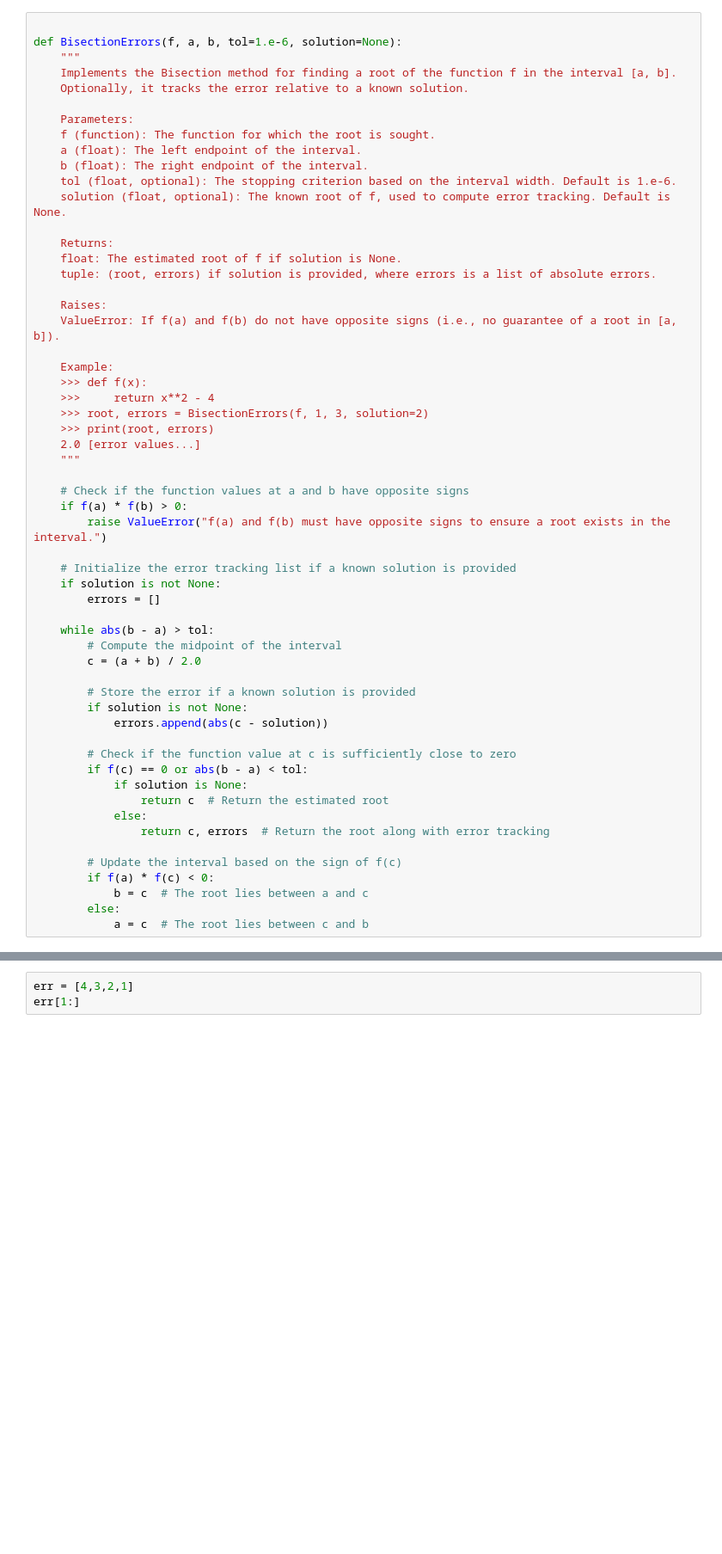
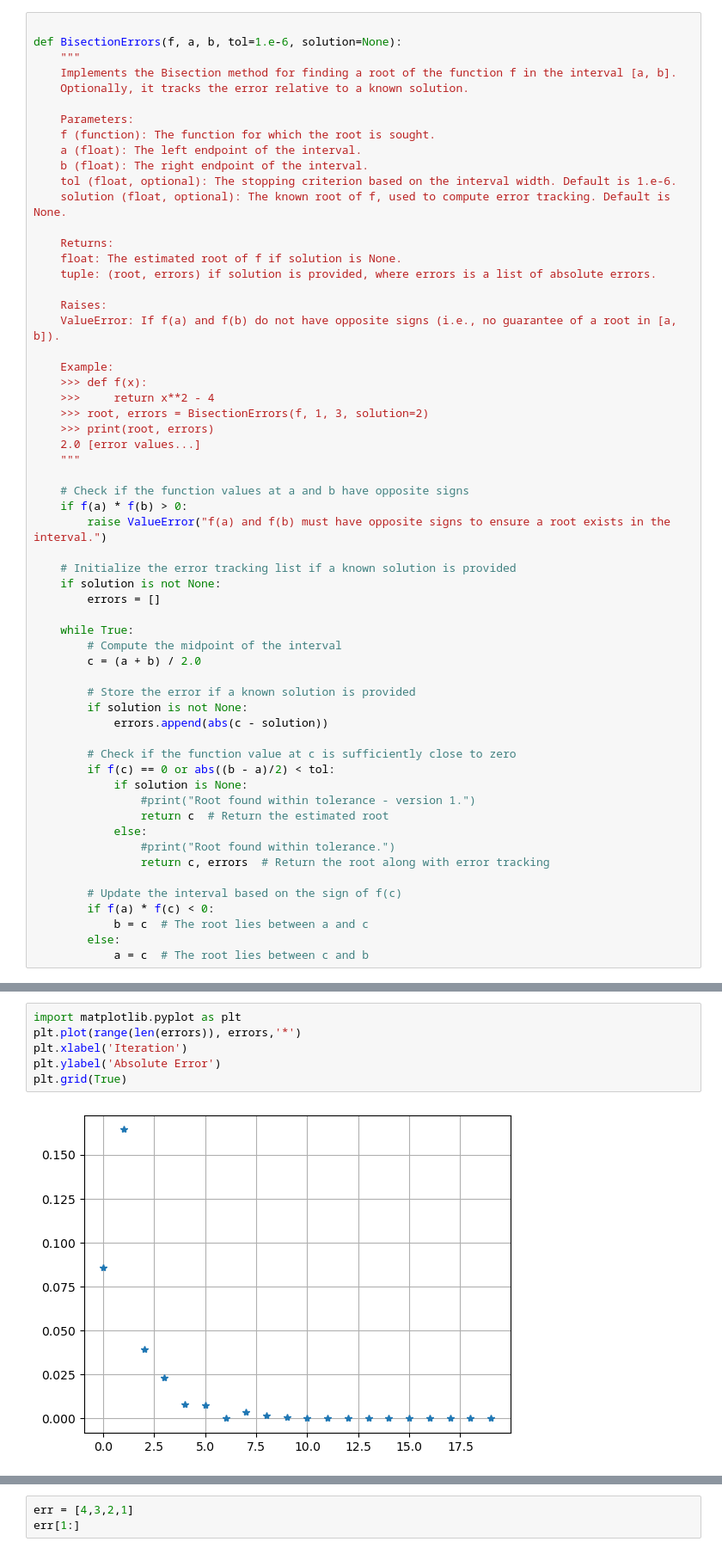
Before and after one commit to DataScienceUWL/MTH371, a Jupyter notebook: Interactive_Notes/Chapter_2/Bisection_Demo.ipynb, the cells around one changed output, grey strips where cells are left out. Shown at 86% size. Saved outputs shown, nothing was run; the diff lists cells and outputs as text; blank space fills up the shorter version.

```diff
--- a/Interactive_Notes/Chapter_2/Bisection_Demo.ipynb
+++ b/Interactive_Notes/Chapter_2/Bisection_Demo.ipynb
@@ -79,7 +79,7 @@ def BisectionErrors(f, a, b, tol=1.e-6, solution=None):
     if solution is not None:
         errors = []
 
-    while abs(b - a) > tol:
+    while True:
         # Compute the midpoint of the interval
         c = (a + b) / 2.0
 
@@ -88,10 +88,12 @@ def BisectionErrors(f, a, b, tol=1.e-6, solution=None):
             errors.append(abs(c - solution))
 
         # Check if the function value at c is sufficiently close to zero
-        if f(c) == 0 or abs(b - a) < tol:
+        if f(c) == 0 or abs((b - a)/2) < tol:
             if solution is None:
+                #print("Root found within tolerance - version 1.")
                 return c  # Return the estimated root
             else:
+                #print("Root found within tolerance.")
                 return c, errors  # Return the root along with error tracking
 
         # Update the interval based on the sign of f(c)
@@ -126,0 +107,8 @@ root, errors
+# %%
+import matplotlib.pyplot as plt
+plt.plot(range(len(errors)), errors,'*')
+plt.xlabel('Iteration')
+plt.ylabel('Absolute Error')
+plt.grid(True)
+# %% [output]
+[figure, added]
```
Also changed, not shown: parts of 3 cells of this notebook.
